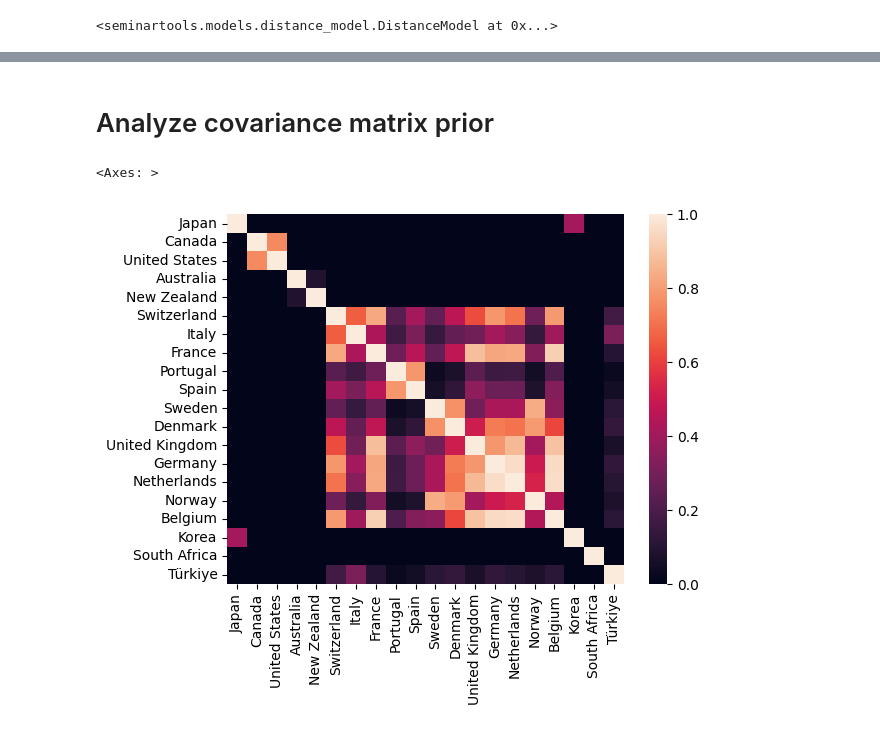
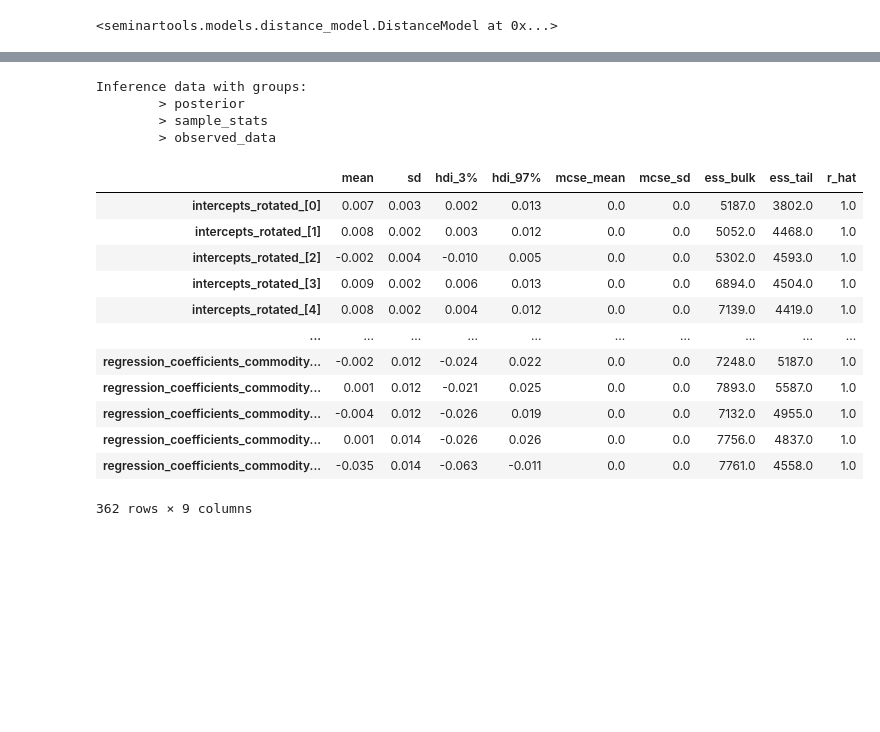
Before and after one commit to mvanaltvorst/seminar, a Jupyter notebook: notebooks/models/distance_model.ipynb, the cells around one changed output, grey strips where cells are left out. Cells and saved outputs as stored; diff of their text form; code cells hidden in the pictures; blank space fills up the shorter version.

```diff
--- a/notebooks/models/distance_model.ipynb
+++ b/notebooks/models/distance_model.ipynb
@@ -60,11 +65,25 @@ AttributeError: module 'pytensor' has no attribute 'stack'
-# %% [markdown]
-# Analyze covariance matrix prior
-# %%
-import seaborn as sns
-import numpy as np
-
-x = pd.DataFrame(x, index=model.countries, columns=model.countries)
-sns.heatmap(x)
-# %% [output]
-<Axes: >
-[figure, removed]
+# %%
+model.trace
+# %% [output]
+Inference data with groups:
+        > posterior
+        > sample_stats
+        > observed_data
+# %%
+import arviz as az
+
+az.summary(model.trace)
+# %% [output]
+|  | mean | sd | hdi_3% | hdi_97% | mcse_mean | mcse_sd | ess_bulk | ess_tail | r_hat |
+| intercepts_rotated_[0] | 0.007 | 0.003 | 0.002 | 0.013 | 0.0 | 0.0 | 5187.0 | 3802.0 | 1.0 |
+| intercepts_rotated_[1] | 0.008 | 0.002 | 0.003 | 0.012 | 0.0 | 0.0 | 5052.0 | 4468.0 | 1.0 |
+| intercepts_rotated_[2] | -0.002 | 0.004 | -0.010 | 0.005 | 0.0 | 0.0 | 5302.0 | 4593.0 | 1.0 |
+| intercepts_rotated_[3] | 0.009 | 0.002 | 0.006 | 0.013 | 0.0 | 0.0 | 6894.0 | 4504.0 | 1.0 |
+| intercepts_rotated_[4] | 0.008 | 0.002 | 0.004 | 0.012 | 0.0 | 0.0 | 7139.0 | 4419.0 | 1.0 |
+| ... | ... | ... | ... | ... | ... | ... | ... | ... | ... |
+| regression_coefficients_commodity... | -0.002 | 0.012 | -0.024 | 0.022 | 0.0 | 0.0 | 7248.0 | 5187.0 | 1.0 |
+| regression_coefficients_commodity... | 0.001 | 0.012 | -0.021 | 0.025 | 0.0 | 0.0 | 7893.0 | 5587.0 | 1.0 |
+| regression_coefficients_commodity... | -0.004 | 0.012 | -0.026 | 0.019 | 0.0 | 0.0 | 7132.0 | 4955.0 | 1.0 |
+| regression_coefficients_commodity... | 0.001 | 0.014 | -0.026 | 0.026 | 0.0 | 0.0 | 7756.0 | 4837.0 | 1.0 |
+| regression_coefficients_commodity... | -0.035 | 0.014 | -0.063 | -0.011 | 0.0 | 0.0 | 7761.0 | 4558.0 | 1.0 |
+362 rows × 9 columns
```
Also changed, not shown: parts of 3 cells of this notebook, 3 other files.
